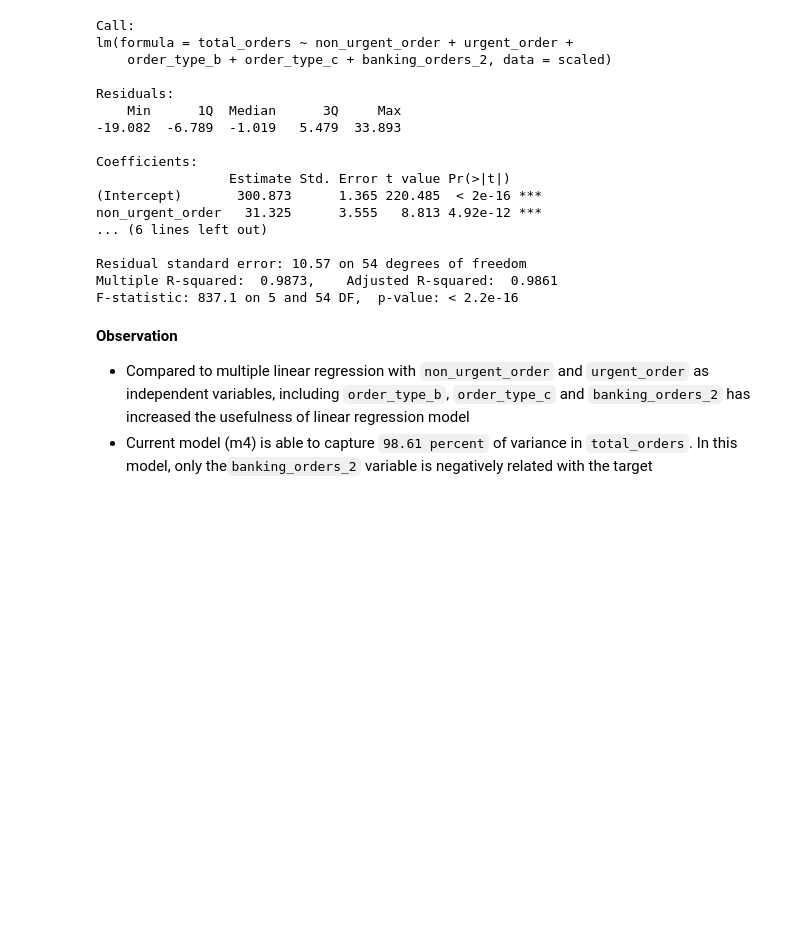
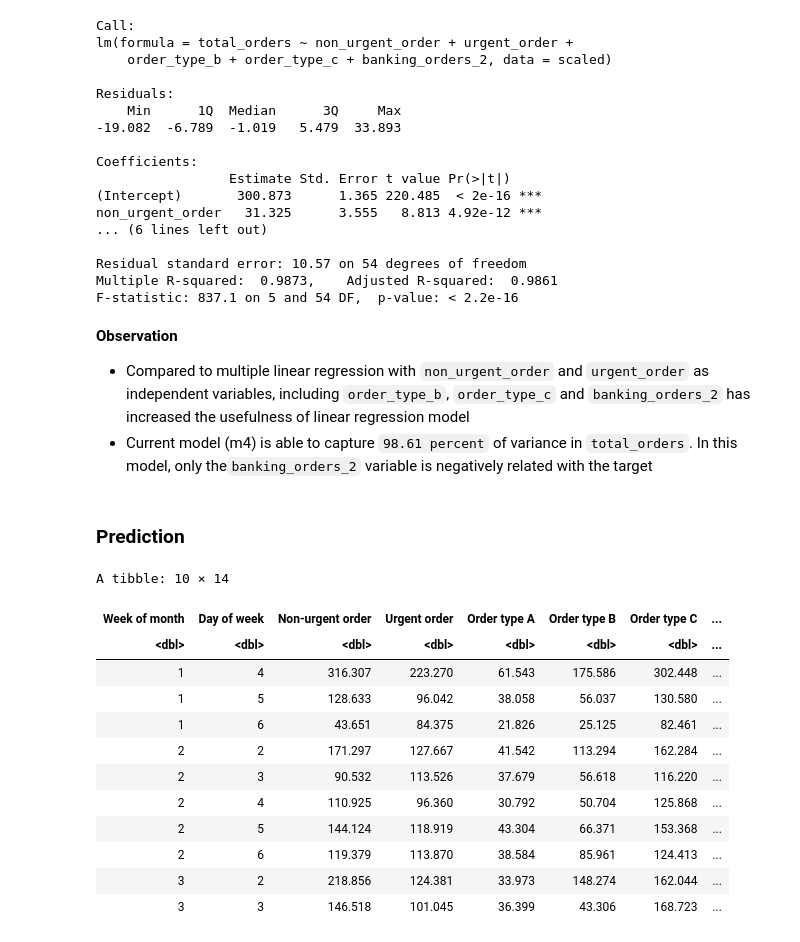
Before and after one commit to ppkgtmm/data-models, a Jupyter notebook: L8/Exercise.ipynb, the cells around one changed output. Saved outputs shown, nothing was run; the diff lists cells and outputs as text; code cells hidden in the pictures; blank space fills up the shorter version.

Commit message:
add prediction

```diff
--- a/L8/Exercise.ipynb
+++ b/L8/Exercise.ipynb
@@ -337,3 +337,22 @@ F-statistic: 837.1 on 5 and 54 DF,  p-value: < 2.2e-16
 **Observation**
 - Compared to multiple linear regression with `non_urgent_order` and `urgent_order` as independent variables, including `order_type_b`, `order_type_c` and `banking_orders_2` has increased the usefulness of linear regression model
 - Current model (m4) is able to capture `98.61 percent` of variance in `total_orders`. In this model, only the`banking_orders_2` variable is negatively related with the target
+# %% [markdown]
+### Prediction
+# %%
+data$`Predicted total order` <- predict(m4, scaled)
+head(data, n = 10)
+# %% [output]
+A tibble: 10 × 14
+| Week of month | Day of week | Non-urgent order | Urgent order | Order type A | Order type B | Order type C | ... |
+| <dbl> | <dbl> | <dbl> | <dbl> | <dbl> | <dbl> | <dbl> | ... |
+| 1 | 4 | 316.307 | 223.270 | 61.543 | 175.586 | 302.448 | ... |
+| 1 | 5 | 128.633 | 96.042 | 38.058 | 56.037 | 130.580 | ... |
+| 1 | 6 | 43.651 | 84.375 | 21.826 | 25.125 | 82.461 | ... |
+| 2 | 2 | 171.297 | 127.667 | 41.542 | 113.294 | 162.284 | ... |
+| 2 | 3 | 90.532 | 113.526 | 37.679 | 56.618 | 116.220 | ... |
+| 2 | 4 | 110.925 | 96.360 | 30.792 | 50.704 | 125.868 | ... |
+| 2 | 5 | 144.124 | 118.919 | 43.304 | 66.371 | 153.368 | ... |
+| 2 | 6 | 119.379 | 113.870 | 38.584 | 85.961 | 124.413 | ... |
+| 3 | 2 | 218.856 | 124.381 | 33.973 | 148.274 | 162.044 | ... |
+| 3 | 3 | 146.518 | 101.045 | 36.399 | 43.306 | 168.723 | ... |
```
